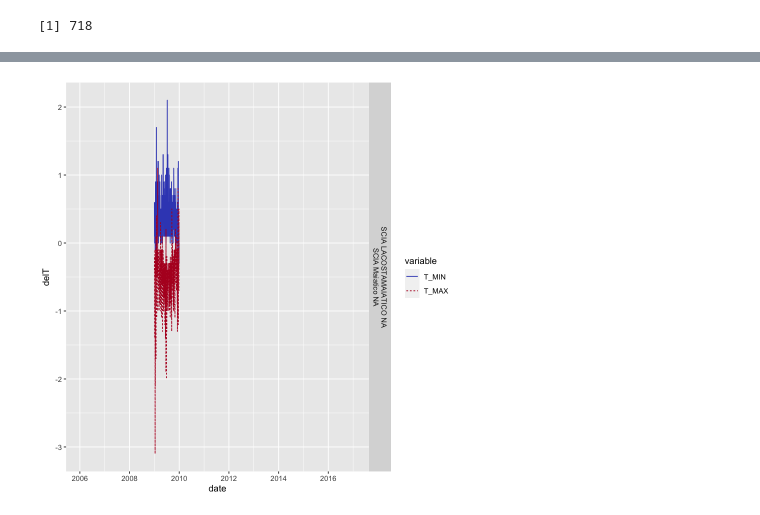
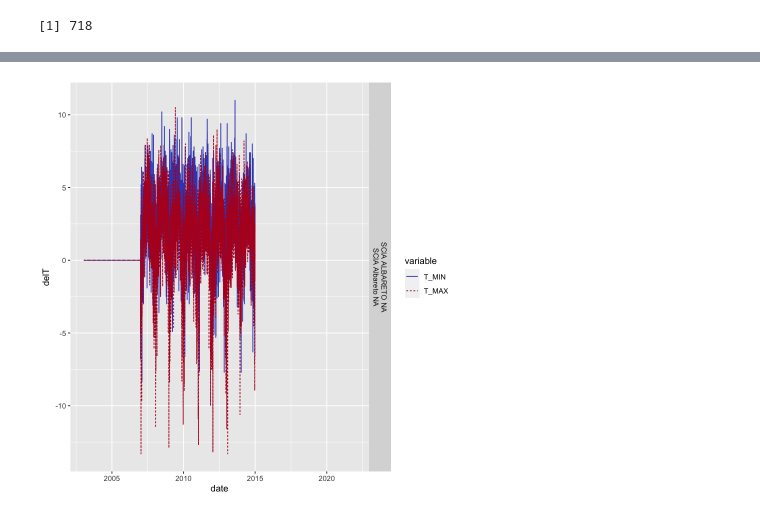
Before and after one commit to dnstudent/TesiMag, a Jupyter notebook: notebooks/integrazioni_regionali/emilia-romagna/series_pairing.ipynb, the cells around one changed output, grey strips where cells are left out. Saved outputs shown, nothing was run; the diff lists cells and outputs as text; code cells hidden in the pictures.

```diff
--- a/notebooks/integrazioni_regionali/emilia-romagna/series_pairing.ipynb
+++ b/notebooks/integrazioni_regionali/emilia-romagna/series_pairing.ipynb
@@ -40,8 +42,9 @@ data <- query_checkpoint_data(c(dataset, "SCIA"), "qc1", conns$data) |>
 
 var_matches <- series_matches(data, sensor_matches, metadata_db)
 # %%
-analysis <- series_matches_analysis(var_matches, data, metadata_db, matches_offsets = 0L)
-analysis |> write_xlsx_analysis(file.path("notebooks", "integrazioni_regionali", state, "raw_analysis.xlsx"), starts_with("user_code"))
+# analysis <- series_matches_analysis(var_matches, data, metadata_db, matches_offsets = 0L)
+# analysis |> write_xlsx_analysis(file.path("notebooks", "integrazioni_regionali", state, "raw_analysis.xlsx"), starts_with("user_code"))
+analysis <- read_parquet(file.path("notebooks", "integrazioni_regionali", state, "raw_analysis.parquet"))
 # %% [markdown]
 - onlyagg: 843
 - noagg: 843
@@ -80,6 +95,6 @@ Writing 670 features with 25 fields and geometry type Point.
 # %%
 analysis |>
-    filter(sensor_key_x == 1427L, sensor_key_y == 1750L, dataset_x == "SCIA", dataset_y == "SCIA") |>
+    filter(sensor_key_x == 15L, sensor_key_y == 3553L, dataset_x == "SCIA", dataset_y == "SCIA") |>
     plot_diffs(data)
 # %% [output]
-[figure, old version]
+[figure, new version]
```
Also changed, not shown: parts of 16 cells of this notebook, 5 other files.
